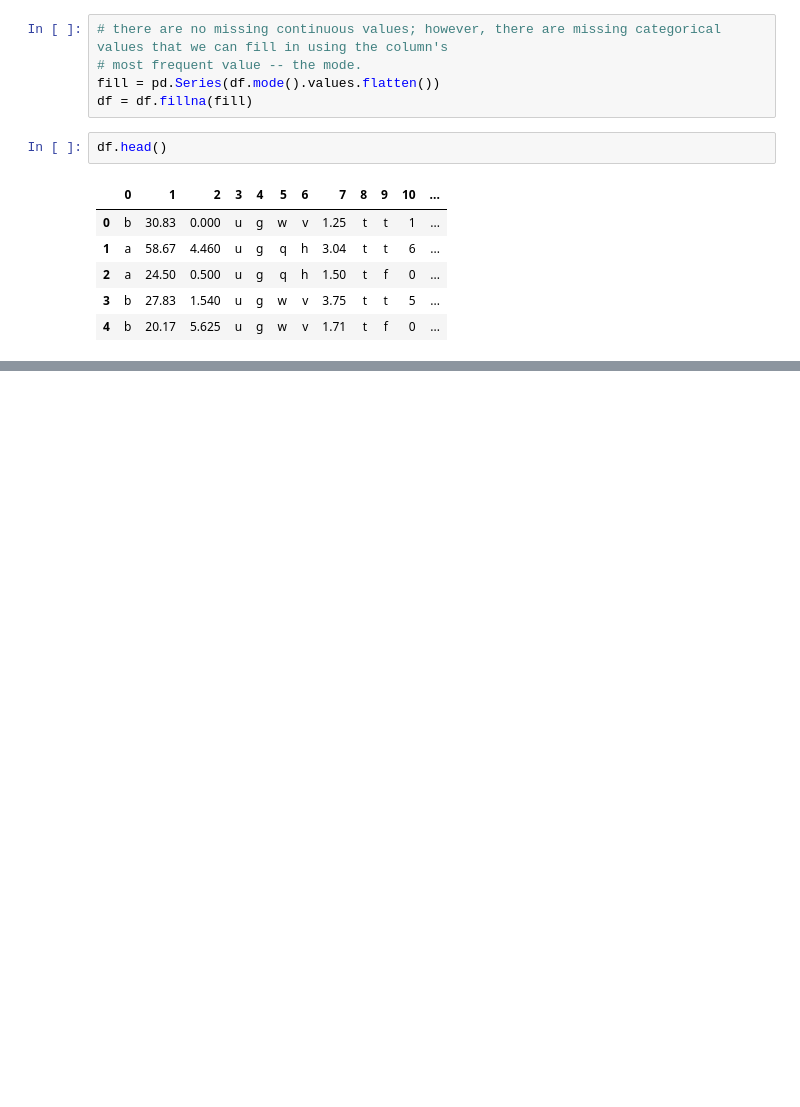
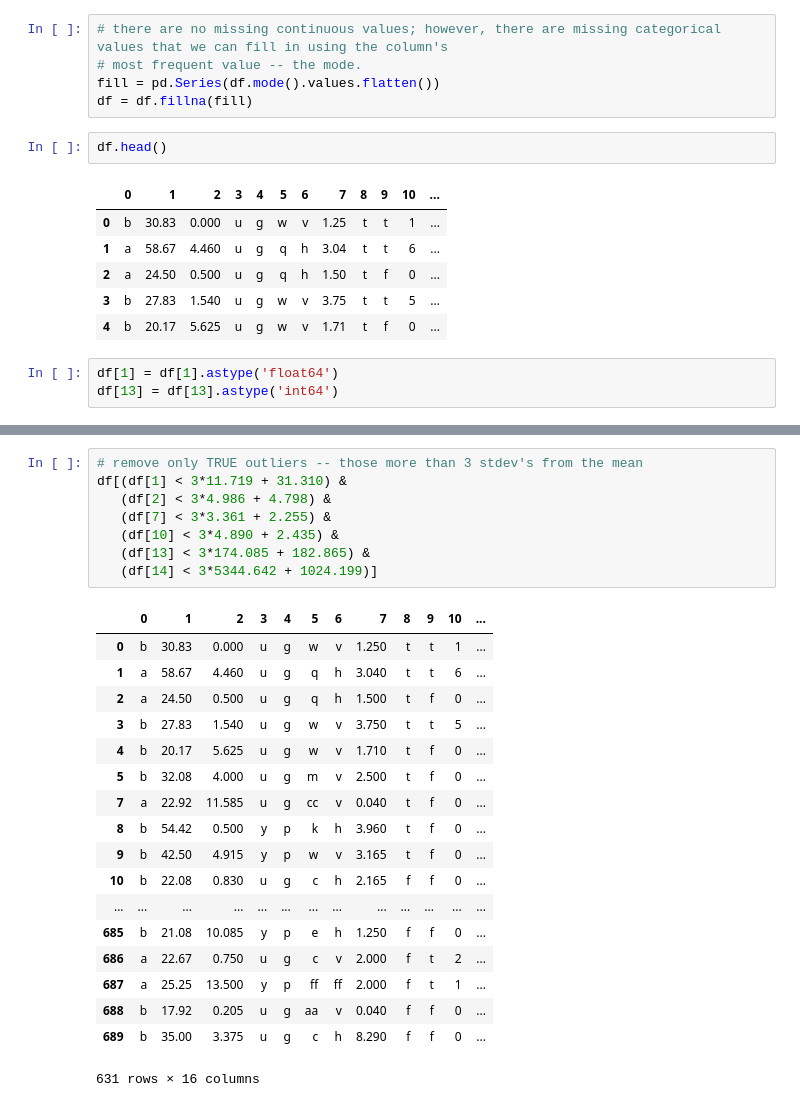
Before and after one commit to mdkearns/credit-approval-prediction, a Jupyter notebook: customer-data/customer-data-preprocessing.ipynb, the cells around one changed output, grey strips where cells are left out. Drawn from its saved outputs; the diff is of its cells as text; blank space fills up the shorter version.

```diff
--- a/customer-data/customer-data-preprocessing.ipynb
+++ b/customer-data/customer-data-preprocessing.ipynb
@@ -91,3 +92,6 @@ df.head()
 | 2 | a | 24.50 | 0.500 | u | g | q | h | 1.50 | t | f | 0 | ... |
 | 3 | b | 27.83 | 1.540 | u | g | w | v | 3.75 | t | t | 5 | ... |
 | 4 | b | 20.17 | 5.625 | u | g | w | v | 1.71 | t | f | 0 | ... |
+# %%
+df[1] = df[1].astype('float64')
+df[13] = df[13].astype('int64')
@@ -93,0 +130,27 @@ df.head()
+# %%
+# remove only TRUE outliers -- those more than 3 stdev's from the mean
+df[(df[1] < 3*11.719 + 31.310) &
+   (df[2] < 3*4.986 + 4.798) &
+   (df[7] < 3*3.361 + 2.255) &
+   (df[10] < 3*4.890 + 2.435) &
+   (df[13] < 3*174.085 + 182.865) &
+   (df[14] < 3*5344.642 + 1024.199)]
+# %% [output]
+|  | 0 | 1 | 2 | 3 | 4 | 5 | 6 | 7 | 8 | 9 | 10 | ... |
+| 0 | b | 30.83 | 0.000 | u | g | w | v | 1.250 | t | t | 1 | ... |
+| 1 | a | 58.67 | 4.460 | u | g | q | h | 3.040 | t | t | 6 | ... |
+| 2 | a | 24.50 | 0.500 | u | g | q | h | 1.500 | t | f | 0 | ... |
+| 3 | b | 27.83 | 1.540 | u | g | w | v | 3.750 | t | t | 5 | ... |
+| 4 | b | 20.17 | 5.625 | u | g | w | v | 1.710 | t | f | 0 | ... |
+| 5 | b | 32.08 | 4.000 | u | g | m | v | 2.500 | t | f | 0 | ... |
+| 7 | a | 22.92 | 11.585 | u | g | cc | v | 0.040 | t | f | 0 | ... |
+| 8 | b | 54.42 | 0.500 | y | p | k | h | 3.960 | t | f | 0 | ... |
+| 9 | b | 42.50 | 4.915 | y | p | w | v | 3.165 | t | f | 0 | ... |
+| 10 | b | 22.08 | 0.830 | u | g | c | h | 2.165 | f | f | 0 | ... |
+| ... | ... | ... | ... | ... | ... | ... | ... | ... | ... | ... | ... | ... |
+| 685 | b | 21.08 | 10.085 | y | p | e | h | 1.250 | f | f | 0 | ... |
+| 686 | a | 22.67 | 0.750 | u | g | c | v | 2.000 | f | t | 2 | ... |
+| 687 | a | 25.25 | 13.500 | y | p | ff | ff | 2.000 | f | t | 1 | ... |
+| 688 | b | 17.92 | 0.205 | u | g | aa | v | 0.040 | f | f | 0 | ... |
+| 689 | b | 35.00 | 3.375 | u | g | c | h | 8.290 | f | f | 0 | ... |
+631 rows × 16 columns
```
Also changed, not shown: parts of 7 cells of this notebook, 1 other file.
